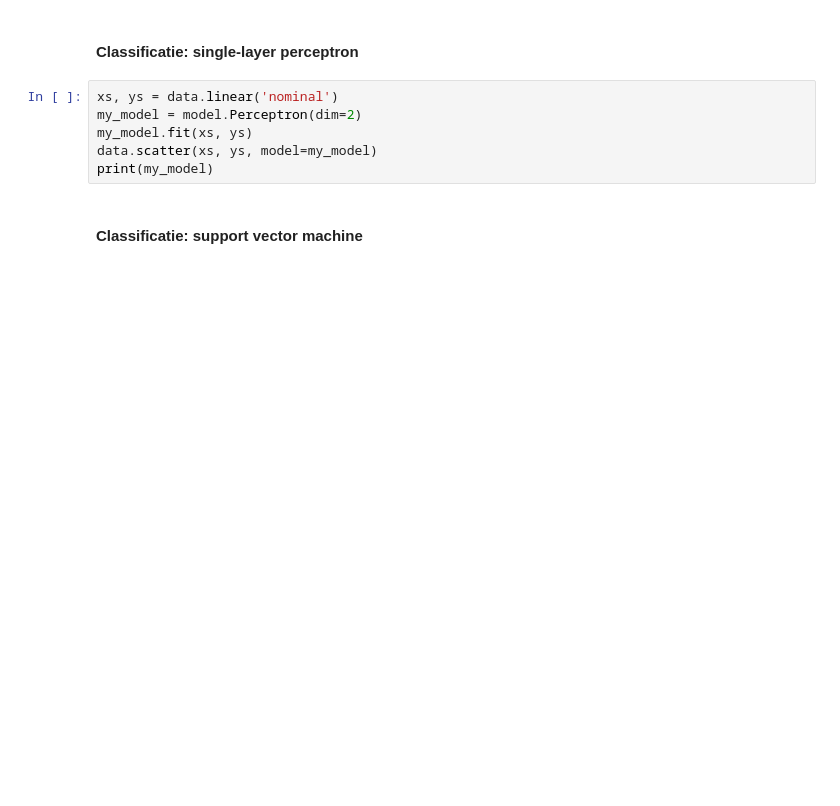
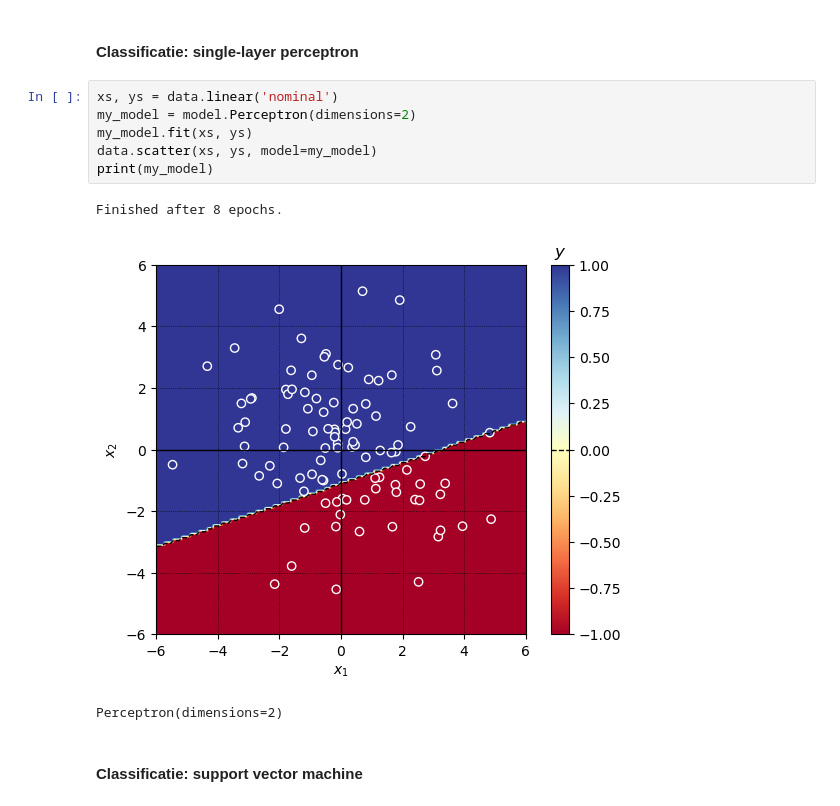
Before and after one commit to denniswiersma/AdvancedDatamining, a Jupyter notebook: final_assignment/Eindopdracht_v2223.1.ipynb, the cells around one changed output. Saved outputs shown, nothing was run; the diff lists cells and outputs as text; blank space fills up the shorter version.

```diff
--- a/final_assignment/Eindopdracht_v2223.1.ipynb
+++ b/final_assignment/Eindopdracht_v2223.1.ipynb
@@ -75,10 +101,14 @@ DataFrame(my_table, columns=my_columns).set_index(array(my_rows))
 #### Classificatie: single-layer perceptron
 # %%
 xs, ys = data.linear('nominal')
-my_model = model.Perceptron(dim=2)
+my_model = model.Perceptron(dimensions=2)
 my_model.fit(xs, ys)
 data.scatter(xs, ys, model=my_model)
 print(my_model)
+# %% [output]
+Finished after 8 epochs.
+[figure, added]
+Perceptron(dimensions=2)
 # %% [markdown]
 #### Classificatie: support vector machine
 # %%
```
Also changed, not shown: parts of 30 cells of this notebook, 1 other file.
